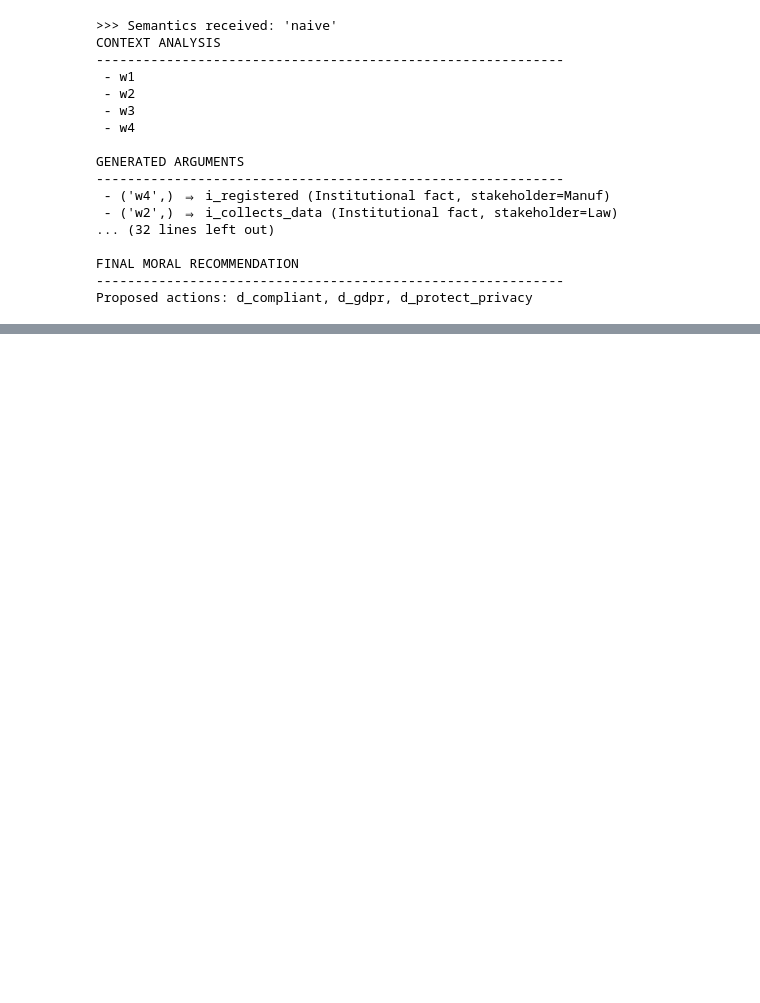
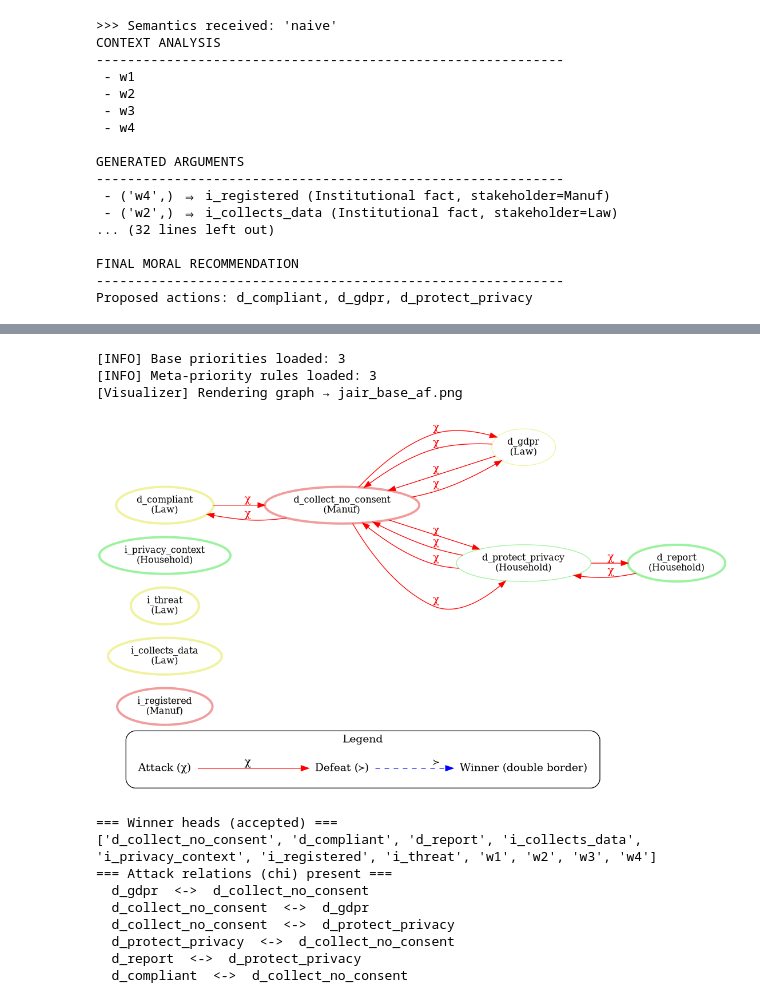
Before and after one commit to jiminy-framework/jiminy, a Jupyter notebook: notebooks/example_jair.ipynb, the cells around one changed output, grey strips where cells are left out. Cells and saved outputs as stored; diff of their text form; code cells hidden in the pictures; blank space fills up the shorter version.

```diff
--- a/notebooks/example_jair.ipynb
+++ b/notebooks/example_jair.ipynb
@@ -139,0 +156,45 @@ Proposed actions: d_compliant, d_gdpr, d_protect_privacy
+# %%
+from IPython.display import Image, display
+from jiminy.visualization.argumentation_visualizer import ArgumentationVisualizer
+
+(
+    possible_facts, norms, contrariness, priorities,
+    context_desc, norm_desc, contrariness_desc, priority_desc,
+    base_priorities, meta_priorities
+) = load_scenario("../scenarios/jair_base.yaml")
+
+J2 = Jiminy(norms, contrariness, priorities, context_desc, norm_desc,
+            contrariness_desc, priority_desc, base_priorities, meta_priorities)
+
+E, P, O = J2.compute_jiminy(context)
+accepted_heads = E | P | O
+args = J2.generate_arguments(context)
+
+av = ArgumentationVisualizer()
+av.build_graph(arguments=args, winners={a.hd for a in args if a.hd in accepted_heads},
+               priorities=J2.priorities, contrariness=J2.contrariness)
+name = "jair_base_af"
+av.render(name)
+display(Image(filename=f"{name}.png"))
+
+print("=== Winner heads (accepted) ===")
+print(sorted(accepted_heads))
+print("=== Attack relations (chi) present ===")
+for src, contraries in J2.contrariness.items():
+    for c in contraries:
+        if c in {a.hd for a in args}:
+            print(f"  {src}  <->  {c}")
+# %% [output]
+[INFO] Base priorities loaded: 3
+[INFO] Meta-priority rules loaded: 3
+[Visualizer] Rendering graph → jair_base_af.png
+[figure, added]
+=== Winner heads (accepted) ===
+['d_collect_no_consent', 'd_compliant', 'd_report', 'i_collects_data', 'i_privacy_context', 'i_registered', 'i_threat', 'w1', 'w2', 'w3', 'w4']
+=== Attack relations (chi) present ===
+  d_gdpr  <->  d_collect_no_consent
+  d_collect_no_consent  <->  d_gdpr
+  d_collect_no_consent  <->  d_protect_privacy
+  d_protect_privacy  <->  d_collect_no_consent
+  d_report  <->  d_protect_privacy
+  d_compliant  <->  d_collect_no_consent
```
Also changed, not shown: parts of 6 cells of this notebook, 36 other files.
